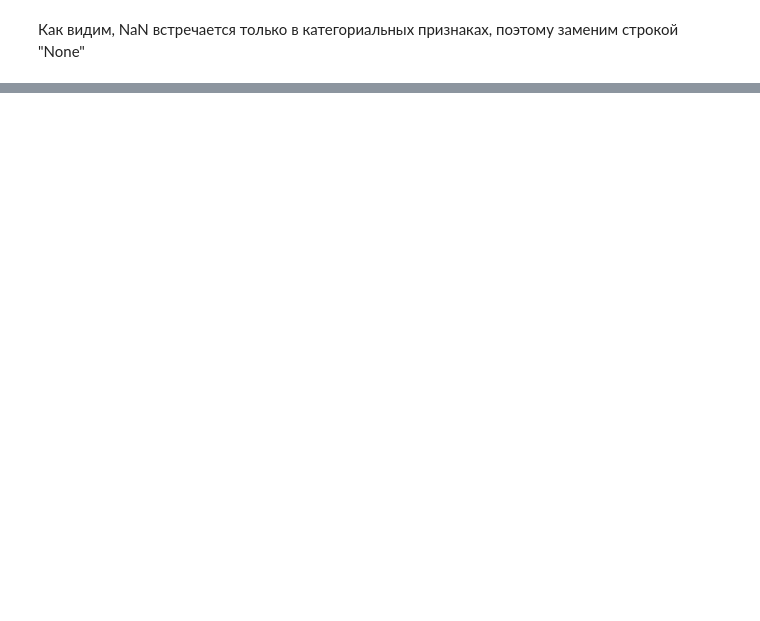
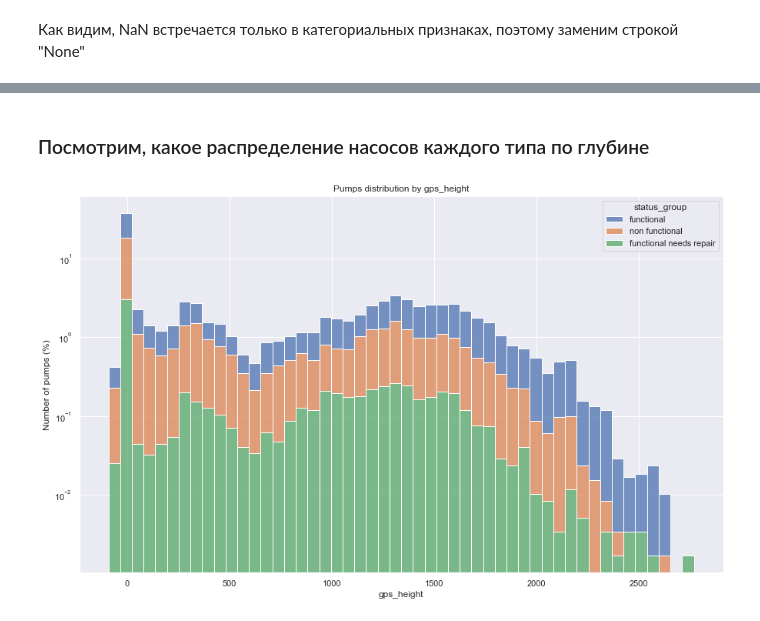
Before and after one commit to nolongerlaugh/BDA-project-Pump-it-Up, a Jupyter notebook: report.ipynb, the cells around one changed output, grey strips where cells are left out. Cells and saved outputs as stored; diff of their text form; code cells hidden in the pictures; blank space fills up the shorter version.

Commit message:
Added new graphics about pumps features
Handled first third of the features

```diff
--- a/report.ipynb
+++ b/report.ipynb
@@ -94,0 +89,3 @@ X.fillna(value="None", inplace=True)
+# %%
+df = pd.merge(X, y, on='id', how='inner')
+df.head()
@@ -94,0 +100,11 @@ X.fillna(value="None", inplace=True)
+# %% [markdown]
+### Посмотрим, какое распределение насосов каждого типа по глубине
+# %%
+fig, ax = plt.subplots(figsize=(15, 9))
+sns.histplot(data=df, x="gps_height", hue="status_group", stat='percent', bins=50, multiple="stack");
+plt.yscale('log')
+plt.ylabel('Number of pumps (%)');
+plt.title('Pumps distribution by gps_height');
+plt.show()
+# %% [output]
+[figure, added]
```
Also changed, not shown: parts of 10 cells of this notebook.
